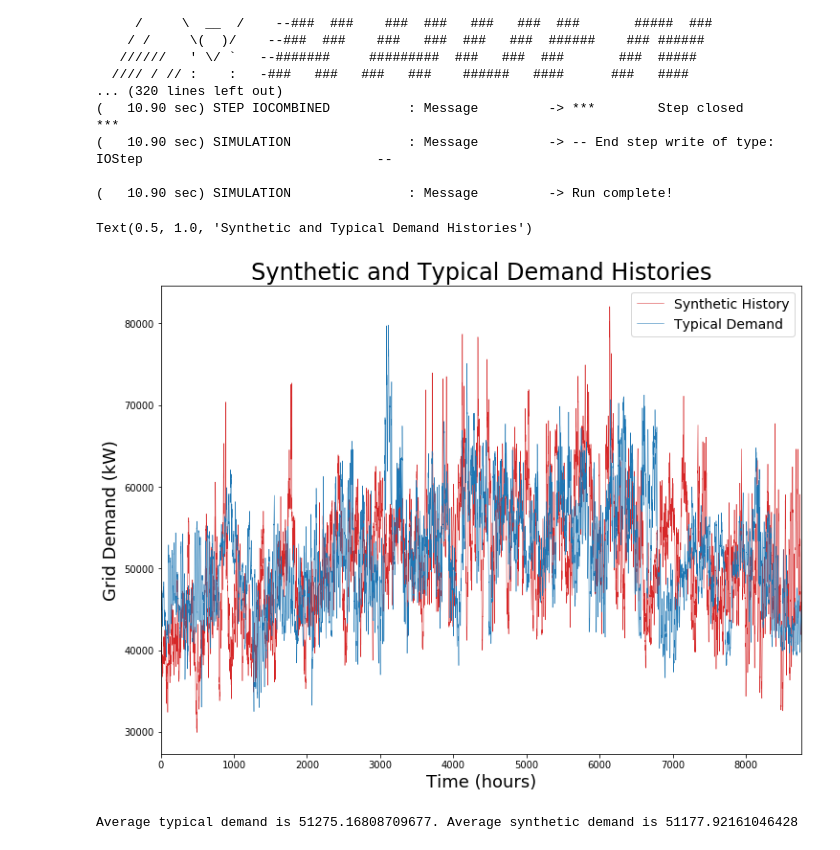
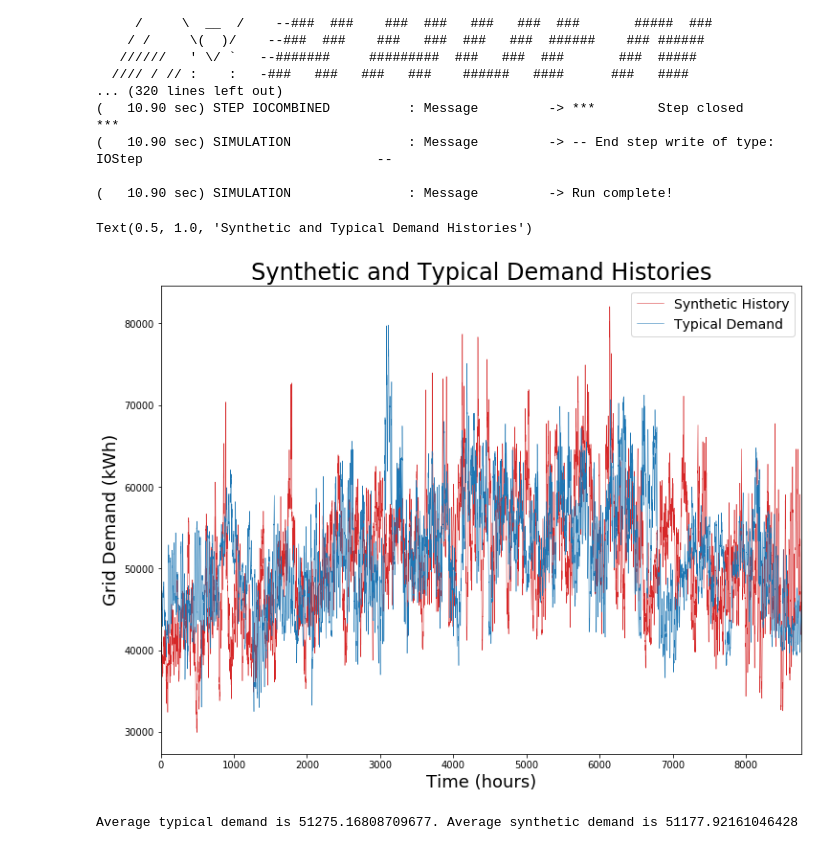
Before and after one commit to arfc/pride, a Jupyter notebook: data_processing/grid_demand.ipynb, the cells around one changed output. Cells and saved outputs as stored; diff of their text form; code cells hidden in the pictures.

Commit message:
fixes figure label and moves path variable to first cell

```diff
--- a/data_processing/grid_demand.ipynb
+++ b/data_processing/grid_demand.ipynb
@@ -372,18 +372,18 @@ synthetic_history = pd.read_csv(path+"demandHistories_2.csv")
 # %%
 # plot synthetic history
 fig = plt.figure(figsize=(12,9), edgecolor='k', facecolor='w')
 plt.plot(synthetic_history['time'], synthetic_history['kw'],
          color='tab:red',lw = 0.5, label='Synthetic History')
 plt.plot(typical_demand['time'], typical_demand['kw'],
          color='tab:blue', lw=0.5, label='Typical Demand')
-plt.ylabel("Grid Demand (kW)", fontsize=18)
+plt.ylabel("Grid Demand (kWh)", fontsize=18)
 plt.xlabel("Time (hours)", fontsize=18)
 plt.xlim(0,8760)
 plt.legend(fontsize=14,fancybox=True)
 plt.title("Synthetic and Typical Demand Histories", fontsize=24)
 # %% [output]
 Text(0.5, 1.0, 'Synthetic and Typical Demand Histories')
-[figure, old version]
+[figure, new version]
 # %%
 print("Average typical demand is {}. Average synthetic demand is {}".format(typical_demand.kw.mean(), synthetic_history.kw.mean()))
 # %% [output]
```
Also changed, not shown: parts of 2 cells of this notebook.
